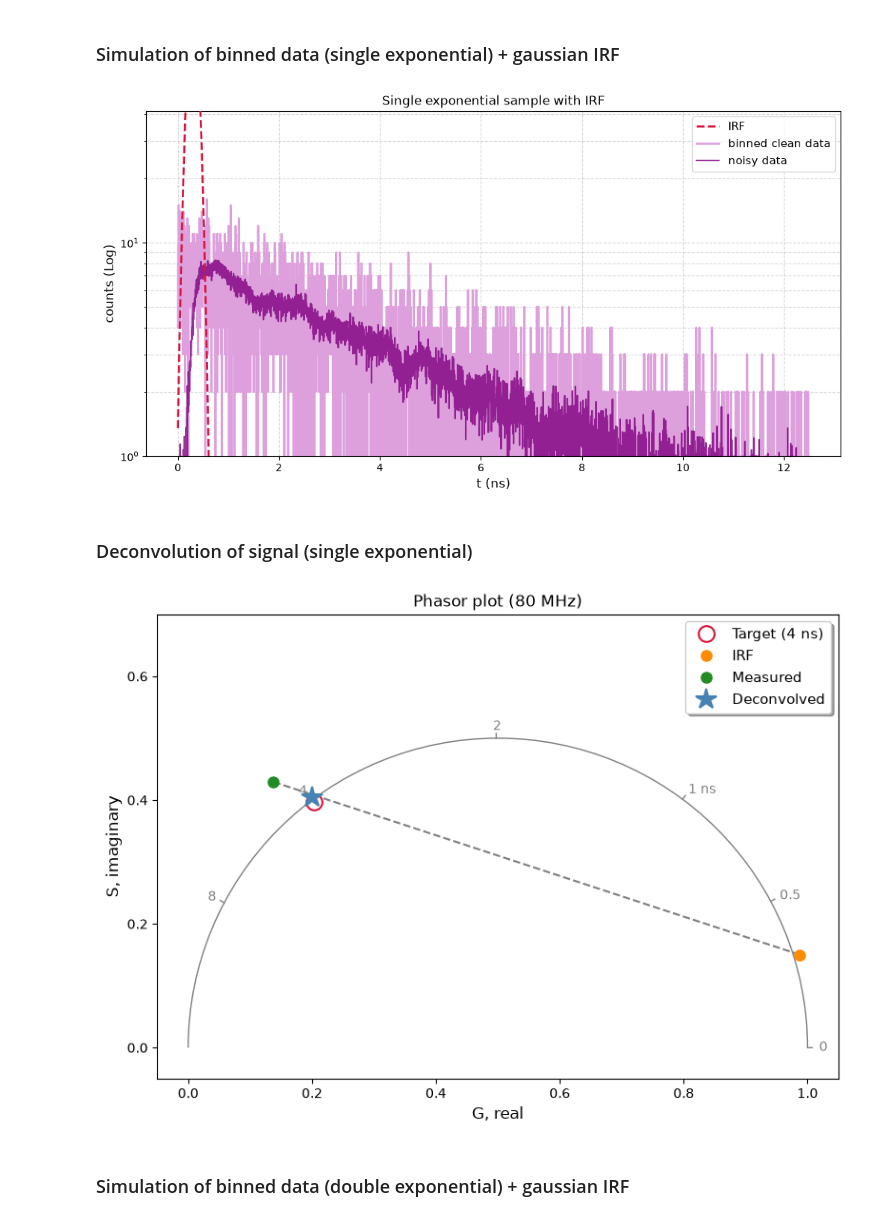
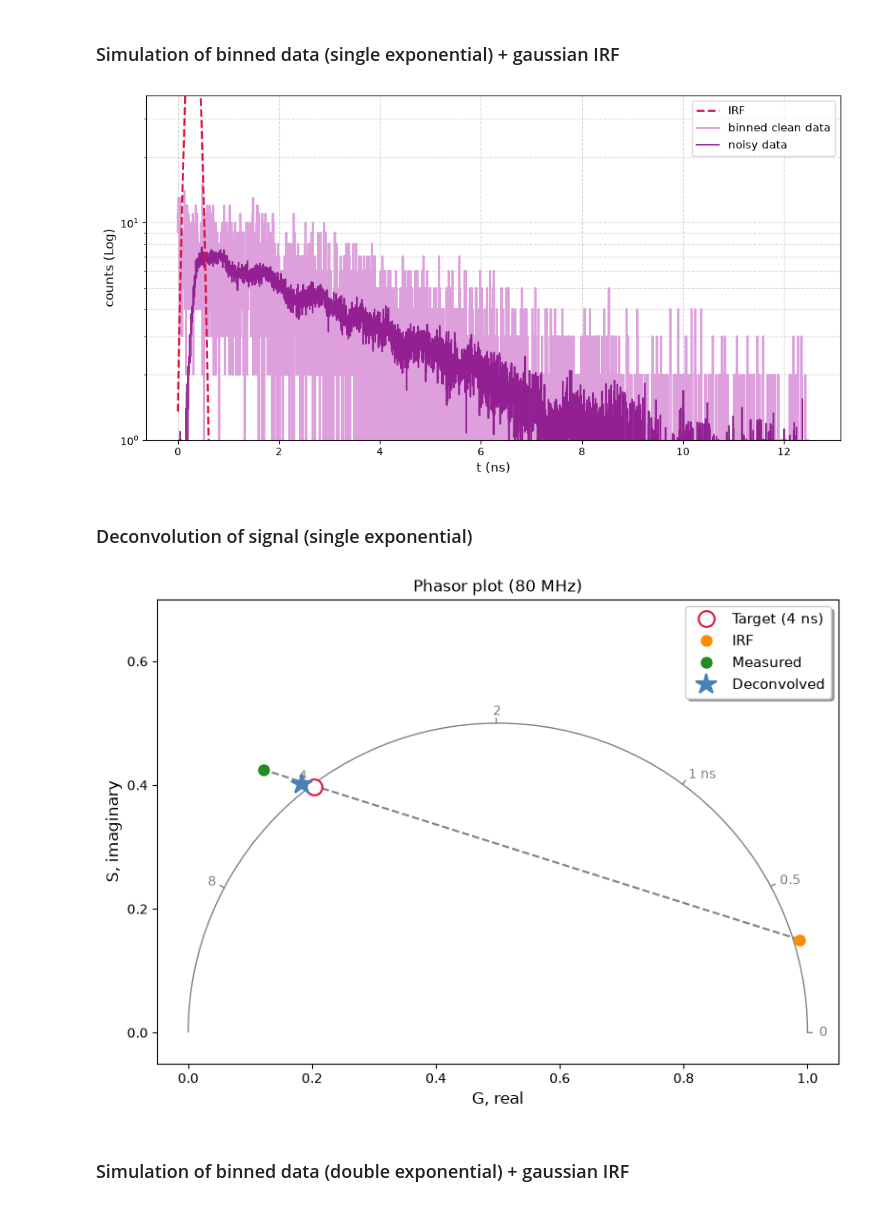
Before and after one commit to BotSas/Tesi_2026, a Jupyter notebook: main.ipynb, the cells around one changed output. Cells and saved outputs as stored; diff of their text form; code cells hidden in the pictures.

```diff
--- a/main.ipynb
+++ b/main.ipynb
@@ -489,7 +489,7 @@ def simulation_with_IRF(exp1data1, irf, counts, noise_flag, snr_db):
     n_bins = len(irf)
 
     # Use a circular convolution so the signal stays consistent with the laser period.
-    convol = np.fft.ifft(np.fft.fft(exp1data1) * np.fft.fft(irf)).real      # Here I'm using the phasor method instead of
+    convol = np.fft.irfft(np.fft.rfft(exp1data1) * np.fft.rfft(irf)).real      # Here I'm using the phasor method instead of
                                                                             # np.convolve (slow + doesn't handle periodicity)
 
     convol = np.clip(convol, 0, None)
@@ -514,7 +514,7 @@ def phasor_deconv(G_meas, S_meas, G_irf, S_irf):
     z_meas = G_meas + 1j * S_meas       # imaginary unit i = 1j
     z_irf = G_irf + 1j * S_irf
 
-    z_deconvol = z_meas / z_irf       # in phasor plane, convolution = moltiplication
+    z_deconvol = z_meas / z_irf       # in phasor plane, convolution = multiplication
 
     G_deconvol, S_deconvol = np.real(z_deconvol), np.imag(z_deconvol)
 
@@ -531,8 +531,8 @@ N_evt1 = 10000
 μ, σ = 0.3, 0.1
 
 exp1data1 = np.random.exponential(scale = τ_true, size = N_evt) % T_laser
-time_bins = np.linspace(0, T_laser, 4096)
-n1, xe1= np.histogram(exp1data1, bins = time_bins)
+time_bins = np.linspace(0, T_laser, 4096 + 1)
+n1, xe1 = np.histogram(exp1data1, bins = time_bins)
 
 noise_bool1, snr_db1 = True, 20
 
@@ -542,32 +542,77 @@ convoluted_signal, noisy_signal = simulation_with_IRF(n1, irf, N_evt1, noise_boo
 # %%
 plt.figure(figsize = (12, 6))
 
 signal_max = np.max(noisy_signal)
 irf_plot = irf
 
 plt.plot(time_bins, irf_plot, label = 'IRF', color = 'crimson', linestyle = '--', zorder = 3, linewidth = 2)
 
 plt.step(xe1[:-1], n1, where = 'mid', label = 'binned clean data', color = 'plum', linewidth = 2)
 
 plt.step(time_bins, noisy_signal, where = 'mid', label = 'noisy data', color = 'purple', alpha = 0.8)
 
 plt.yscale('log')
 
 plt.ylim(bottom = 1, top = signal_max * 5)
 
 plt.xlabel('t (ns)', fontsize = 12)
 plt.ylabel('counts (Log)', fontsize = 12)
 plt.grid(True, which = "both", linestyle = "--", alpha = 0.5)
 plt.legend(loc = 'upper right', fontsize = 11)
 
-plt.title('Single exponential sample with IRF')
-
 plt.show()
 
 
-# È normale che sia così wiggly??
+# lascio commentata la versione plot invece di step. Non so cosa sia meglio, forse direi
+# plot se uso 256 bin, step (hist) se uso 4096
+
+
+# plt.figure(figsize=(12, 6))
+
+# signal_max = np.max(noisy_signal)
+
+# bin_centers = 0.5 * (xe1[:-1] + xe1[1:])
+
+# plt.plot(
+#     time_bins,
+#     irf,
+#     label="IRF",
+#     color="crimson",
+#     linestyle="--",
+#     linewidth=2,
+#     zorder=3,
+# )
+
+# plt.plot(
+#     bin_centers,
+#     n1,
+#     label="binned clean data",
+#     color="plum",
+#     linewidth=2,
+#     marker=None,
+# )
+
+# plt.plot(
+#     time_bins,
+#     noisy_signal,
+#     label="noisy data",
+#     color="purple",
+#     alpha=0.8,
+#     linewidth=1.5,
+#     marker=None,
+# )
+
+# plt.yscale("log")
+# plt.ylim(bottom=1, top=signal_max * 5)
+
+# plt.xlabel("t (ns)", fontsize=12)
+# plt.ylabel("counts (Log)", fontsize=12)
+# plt.grid(True, which="both", linestyle="--", alpha=0.5)
+# plt.legend(loc="upper right", fontsize=11)
+
+# plt.show()
 # %% [output]
-[figure, old version]
+[figure, new version]
 # %% [markdown]
 <h3> Deconvolution of signal (single exponential)
 # %%
@@ -623,7 +668,7 @@ lines_mix1 = [
 
 phplt.universal_phasor_plot(T_laser, points = points_mix1, lines = lines_mix1)
 # %% [output]
-[figure, old version]
+[figure, new version]
 # %% [markdown]
 <h3> Simulation of binned data (double exponential) + gaussian IRF
 # %% [markdown]
```
Also changed, not shown: parts of 14 cells of this notebook, 22 other files.
